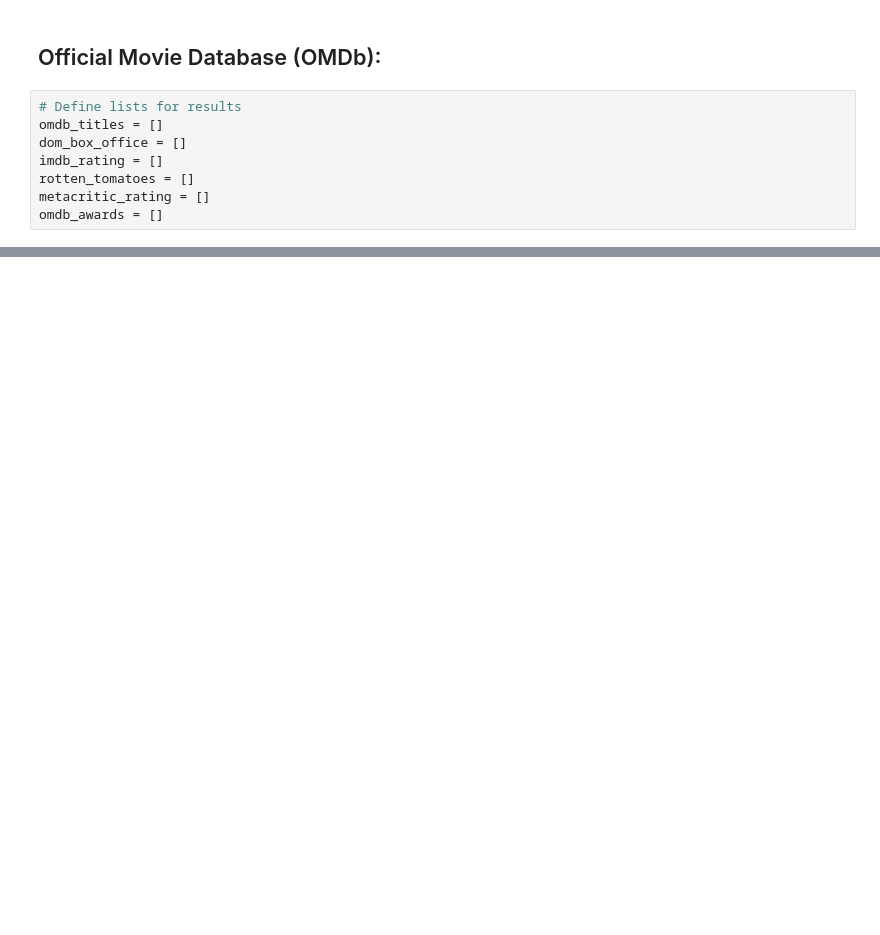
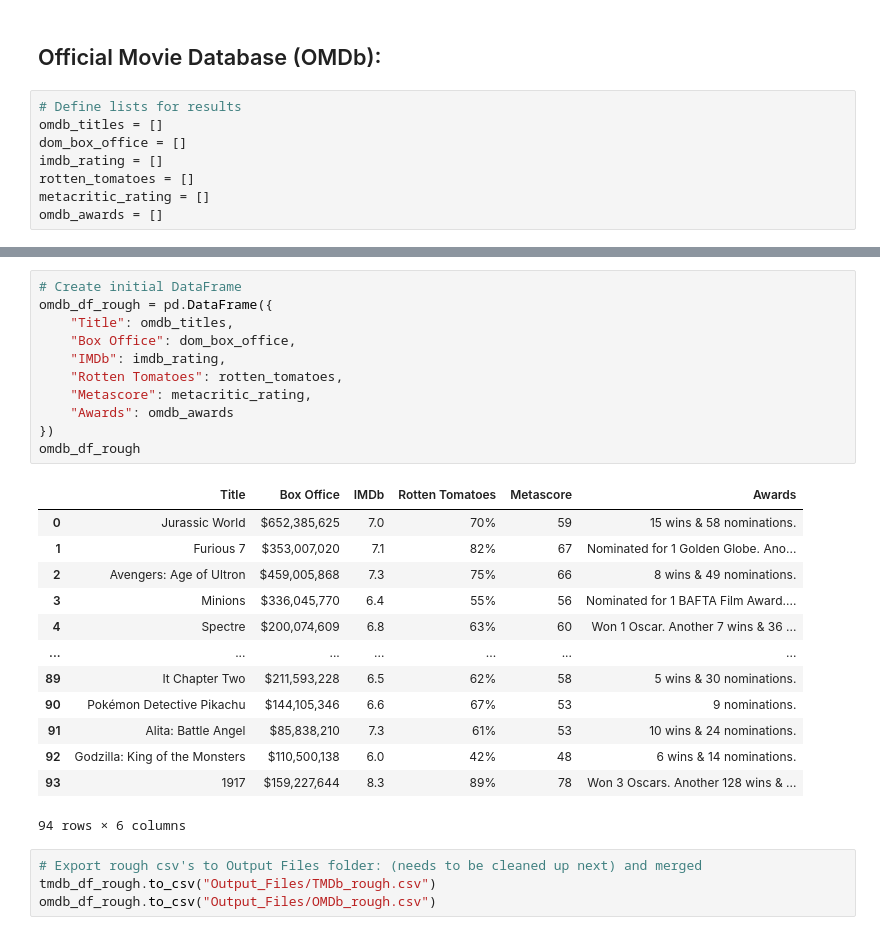
Before and after one commit to juliabrunett/project1, a Jupyter notebook: Data_Exploration_API.ipynb, the cells around one changed output, grey strips where cells are left out. Cells and saved outputs as stored; diff of their text form; blank space fills up the shorter version.

```diff
--- a/Data_Exploration_API.ipynb
+++ b/Data_Exploration_API.ipynb
@@ -121,0 +259,29 @@ for movie in movie_title:
+# %%
+# Create initial DataFrame
+omdb_df_rough = pd.DataFrame({
+    "Title": omdb_titles,
+    "Box Office": dom_box_office,
+    "IMDb": imdb_rating,
+    "Rotten Tomatoes": rotten_tomatoes,
+    "Metascore": metacritic_rating,
+    "Awards": omdb_awards
+})
+omdb_df_rough
+# %% [output]
+|  | Title | Box Office | IMDb | Rotten Tomatoes | Metascore | Awards |
+| 0 | Jurassic World | $652,385,625 | 7.0 | 70% | 59 | 15 wins & 58 nominations. |
+| 1 | Furious 7 | $353,007,020 | 7.1 | 82% | 67 | Nominated for 1 Golden Globe. Ano... |
+| 2 | Avengers: Age of Ultron | $459,005,868 | 7.3 | 75% | 66 | 8 wins & 49 nominations. |
+| 3 | Minions | $336,045,770 | 6.4 | 55% | 56 | Nominated for 1 BAFTA Film Award.... |
+| 4 | Spectre | $200,074,609 | 6.8 | 63% | 60 | Won 1 Oscar. Another 7 wins & 36 ... |
+| ... | ... | ... | ... | ... | ... | ... |
+| 89 | It Chapter Two | $211,593,228 | 6.5 | 62% | 58 | 5 wins & 30 nominations. |
+| 90 | Pokémon Detective Pikachu | $144,105,346 | 6.6 | 67% | 53 | 9 nominations. |
+| 91 | Alita: Battle Angel | $85,838,210 | 7.3 | 61% | 53 | 10 wins & 24 nominations. |
+| 92 | Godzilla: King of the Monsters | $110,500,138 | 6.0 | 42% | 48 | 6 wins & 14 nominations. |
+| 93 | 1917 | $159,227,644 | 8.3 | 89% | 78 | Won 3 Oscars. Another 128 wins & ... |
+94 rows × 6 columns
+# %%
+# Export rough csv's to Output Files folder: (needs to be cleaned up next) and merged
+tmdb_df_rough.to_csv("Output_Files/TMDb_rough.csv")
+omdb_df_rough.to_csv("Output_Files/OMDb_rough.csv")
```
Also changed, not shown: parts of 9 cells of this notebook, 3 other files.
